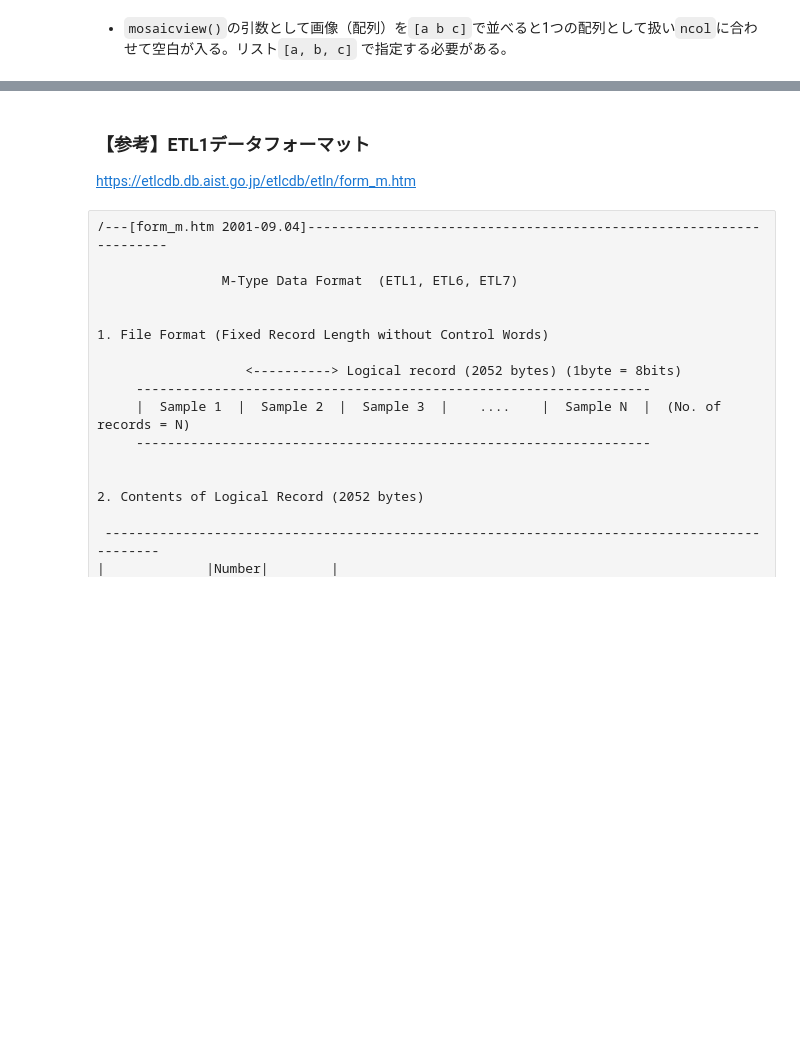
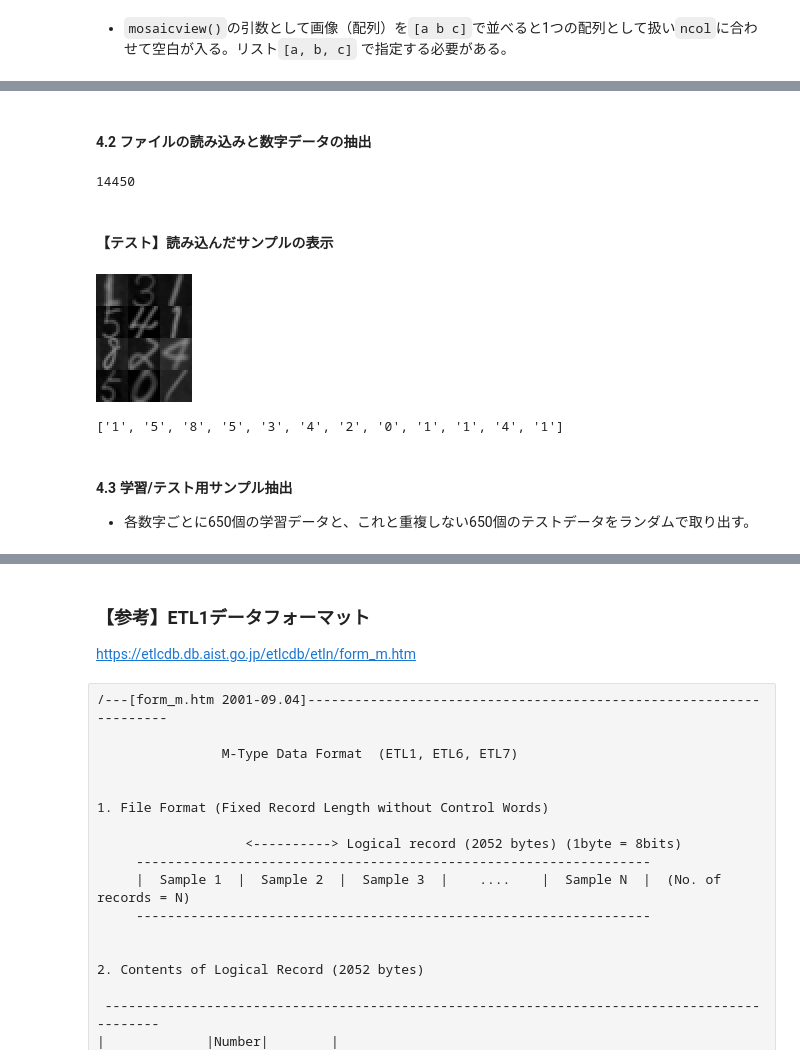
Before and after one commit to SW-yo/OhMyJulia, a Jupyter notebook: Pattern_recognition/etl1_01_normalNN.ipynb, the cells around one changed output, grey strips where cells are left out. Drawn from its saved outputs; the diff is of its cells as text; code cells hidden in the pictures; blank space fills up the shorter version.

```diff
--- a/Pattern_recognition/etl1_01_normalNN.ipynb
+++ b/Pattern_recognition/etl1_01_normalNN.ipynb
@@ -504,0 +652,45 @@ save("etl1_fittered.png", mosaic_filttering)
+# %% [markdown]
+#### 4.2 ファイルの読み込みと数字データの抽出
+# %%
+# (1)ファイルの読み込み
+records_normalNN = read_and_strange(file_01)
+append!(records_normalNN, read_and_strange(file_02))
+
+# (2)数字データを抽出
+records_digits = filter(r -> 0x3020 <= r.char_code <= 0x3920, records_normalNN)
+length(records_digits)
+# %% [output]
+14450
+# %% [markdown]
+#### 【テスト】読み込んだサンプルの表示
+# %%
+# test
+
+# (1)表示するサンプル数
+num_sample = 12
+
+# (2)ランダムでサンプル取得
+# 型指定
+record_sample = ETL1normalNN[]
+# サンプル取得
+for i in 1:num_sample
+    push!(record_sample, records_digits[rand(1:length(records_digits))])
+end
+
+# (3)グリッドにまとめて画像データ表示
+samples = [Gray{N0f8}.(record_sample[i].test_image ./ 255) for i in 1:num_sample]
+classes_ascii = [record_sample[i].char_code for i in 1:num_sample]
+mosaic_sample = mosaicview(samples..., nrow=4, ncols=3, fillvalue=Gray(1))
+display(collect(mosaic_sample))
+
+# (4)ASCIIで画像の種別の確認
+println([Char(c_askii >> 8)  for c_askii in classes_ascii])
+
+# (5)サンプルを保存
+save("etl1_normalNN_sample.png", mosaic_sample)
+# %% [output]
+[figure, added]
+['1', '5', '8', '5', '3', '4', '2', '0', '1', '1', '4', '1']
+# %% [markdown]
+#### 4.3 学習/テスト用サンプル抽出
+- 各数字ごとに650個の学習データと、これと重複しない650個のテストデータをランダムで取り出す。
```
Also changed, not shown: parts of 25 cells of this notebook, 25 other files.
